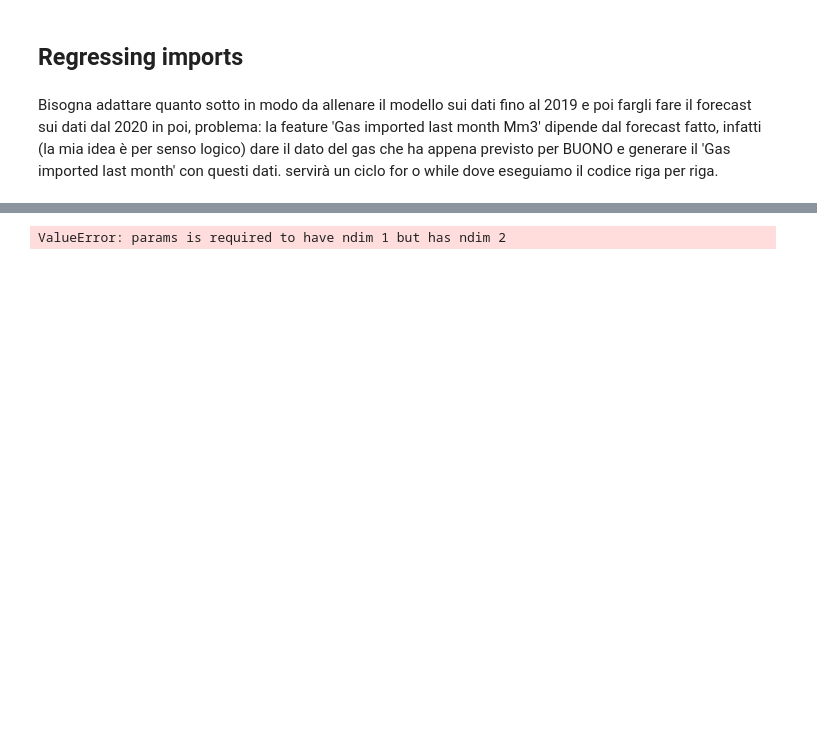
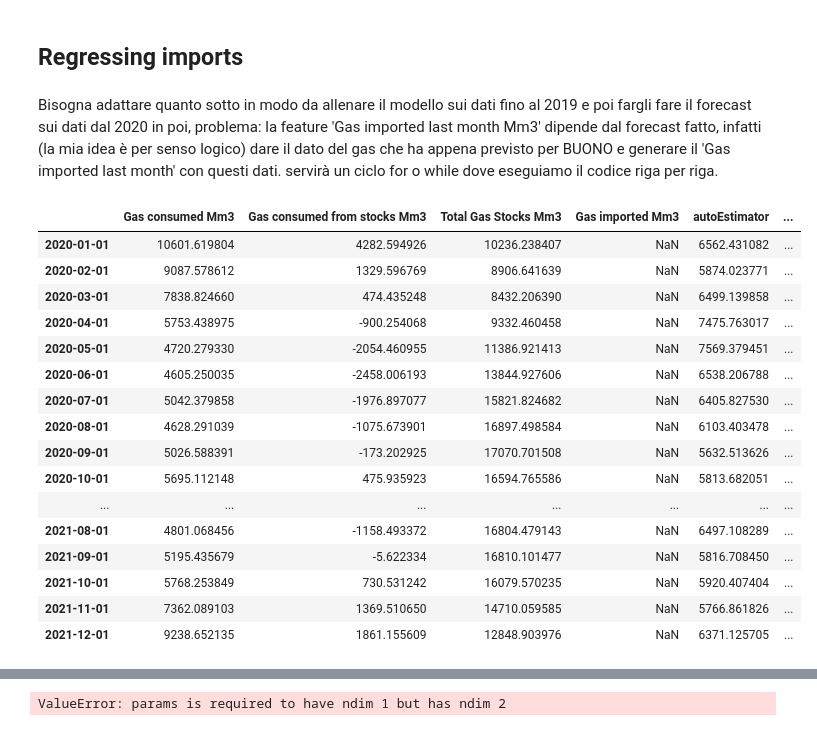
Before and after one commit to gaya22/Project_3_SEne, a Jupyter notebook: 04a_regression_imports.ipynb, the cells around one changed output, grey strips where cells are left out. Cells and saved outputs as stored; diff of their text form; code cells hidden in the pictures; blank space fills up the shorter version.

```diff
--- a/04a_regression_imports.ipynb
+++ b/04a_regression_imports.ipynb
@@ -293,6 +293,39 @@ display(dfIT)
 ## Regressing imports
 # %% [markdown]
 Bisogna adattare quanto sotto in modo da allenare il modello sui dati fino al 2019 e poi fargli fare il forecast sui dati dal 2020 in poi, problema: la feature 'Gas imported last month Mm3' dipende dal forecast fatto, infatti (la mia idea è per senso logico) dare il dato del gas che ha appena previsto per BUONO e generare il 'Gas imported last month' con questi dati. servirà un ciclo for o while dove eseguiamo il codice riga per riga.
+# %%
+from sklearn.model_selection import train_test_split
+
+dfIT= dfIT.loc[dfIT.index <'2022-01-01']
+
+
+
+Y=dfIT["Gas imported Mm3"].values                            #Identifying output Y
+
+X=dfIT.drop(columns=["Gas imported Mm3"]).values             #Identifying input X
+
+X_train, X_test, y_train, y_test = train_test_split(X,Y)
+# %%
+
+dfIT[dfIT.isnull().any(axis="columns")]
+# %% [output]
+|  | Gas consumed Mm3 | Gas consumed from stocks Mm3 | Total Gas Stocks Mm3 | Gas imported Mm3 | autoEstimator | ... |
+| 2020-01-01 | 10601.619804 | 4282.594926 | 10236.238407 | NaN | 6562.431082 | ... |
+| 2020-02-01 | 9087.578612 | 1329.596769 | 8906.641639 | NaN | 5874.023771 | ... |
+| 2020-03-01 | 7838.824660 | 474.435248 | 8432.206390 | NaN | 6499.139858 | ... |
+| 2020-04-01 | 5753.438975 | -900.254068 | 9332.460458 | NaN | 7475.763017 | ... |
+| 2020-05-01 | 4720.279330 | -2054.460955 | 11386.921413 | NaN | 7569.379451 | ... |
+| 2020-06-01 | 4605.250035 | -2458.006193 | 13844.927606 | NaN | 6538.206788 | ... |
+| 2020-07-01 | 5042.379858 | -1976.897077 | 15821.824682 | NaN | 6405.827530 | ... |
+| 2020-08-01 | 4628.291039 | -1075.673901 | 16897.498584 | NaN | 6103.403478 | ... |
+| 2020-09-01 | 5026.588391 | -173.202925 | 17070.701508 | NaN | 5632.513626 | ... |
+| 2020-10-01 | 5695.112148 | 475.935923 | 16594.765586 | NaN | 5813.682051 | ... |
+| ... | ... | ... | ... | ... | ... | ... |
+| 2021-08-01 | 4801.068456 | -1158.493372 | 16804.479143 | NaN | 6497.108289 | ... |
+| 2021-09-01 | 5195.435679 | -5.622334 | 16810.101477 | NaN | 5816.708450 | ... |
+| 2021-10-01 | 5768.253849 | 730.531242 | 16079.570235 | NaN | 5920.407404 | ... |
+| 2021-11-01 | 7362.089103 | 1369.510650 | 14710.059585 | NaN | 5766.861826 | ... |
+| 2021-12-01 | 9238.652135 | 1861.155609 | 12848.903976 | NaN | 6371.125705 | ... |
 # %%
 from sklearn.ensemble import RandomForestRegressor
 parameters = {'bootstrap': True,
```
Also changed, not shown: parts of 8 cells of this notebook, 1 other file.
